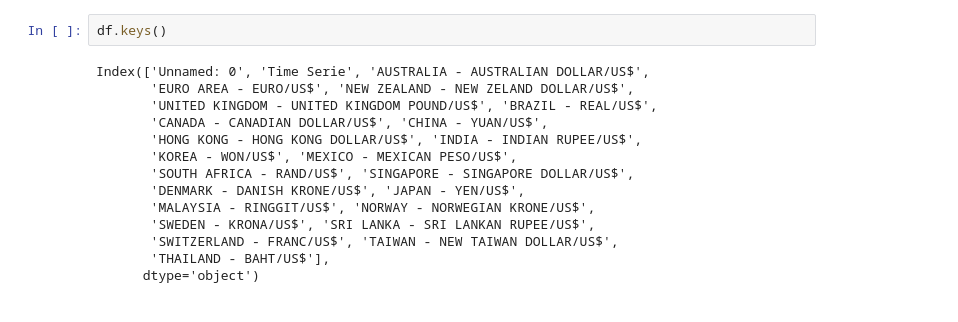
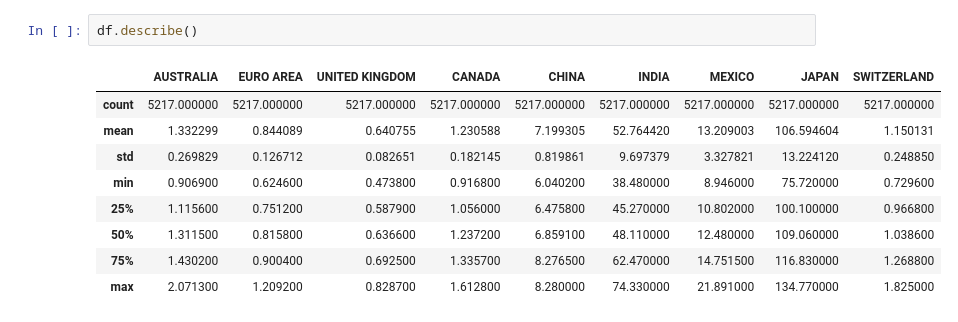
Before and after one commit to ebitdad7/dsc_projects, a Jupyter notebook: Rates_model.ipynb, the cells around one changed output. Saved outputs shown, nothing was run; the diff lists cells and outputs as text.

```diff
--- a/Rates_model.ipynb
+++ b/Rates_model.ipynb
@@ -26,16 +78,12 @@ df.head()
 # %%
-df.keys()
+df.describe()
 # %% [output]
-Index(['Unnamed: 0', 'Time Serie', 'AUSTRALIA - AUSTRALIAN DOLLAR/US$',
-       'EURO AREA - EURO/US$', 'NEW ZEALAND - NEW ZELAND DOLLAR/US$',
-       'UNITED KINGDOM - UNITED KINGDOM POUND/US$', 'BRAZIL - REAL/US$',
-       'CANADA - CANADIAN DOLLAR/US$', 'CHINA - YUAN/US$',
-       'HONG KONG - HONG KONG DOLLAR/US$', 'INDIA - INDIAN RUPEE/US$',
-       'KOREA - WON/US$', 'MEXICO - MEXICAN PESO/US$',
-       'SOUTH AFRICA - RAND/US$', 'SINGAPORE - SINGAPORE DOLLAR/US$',
-       'DENMARK - DANISH KRONE/US$', 'JAPAN - YEN/US$',
-       'MALAYSIA - RINGGIT/US$', 'NORWAY - NORWEGIAN KRONE/US$',
-       'SWEDEN - KRONA/US$', 'SRI LANKA - SRI LANKAN RUPEE/US$',
-       'SWITZERLAND - FRANC/US$', 'TAIWAN - NEW TAIWAN DOLLAR/US$',
-       'THAILAND - BAHT/US$'],
-      dtype='object')
+|  | AUSTRALIA | EURO AREA | UNITED KINGDOM | CANADA | CHINA | INDIA | MEXICO | JAPAN | SWITZERLAND |
+| count | 5217.000000 | 5217.000000 | 5217.000000 | 5217.000000 | 5217.000000 | 5217.000000 | 5217.000000 | 5217.000000 | 5217.000000 |
+| mean | 1.332299 | 0.844089 | 0.640755 | 1.230588 | 7.199305 | 52.764420 | 13.209003 | 106.594604 | 1.150131 |
+| std | 0.269829 | 0.126712 | 0.082651 | 0.182145 | 0.819861 | 9.697379 | 3.327821 | 13.224120 | 0.248850 |
+| min | 0.906900 | 0.624600 | 0.473800 | 0.916800 | 6.040200 | 38.480000 | 8.946000 | 75.720000 | 0.729600 |
+| 25% | 1.115600 | 0.751200 | 0.587900 | 1.056000 | 6.475800 | 45.270000 | 10.802000 | 100.100000 | 0.966800 |
+| 50% | 1.311500 | 0.815800 | 0.636600 | 1.237200 | 6.859100 | 48.110000 | 12.480000 | 109.060000 | 1.038600 |
+| 75% | 1.430200 | 0.900400 | 0.692500 | 1.335700 | 8.276500 | 62.470000 | 14.751500 | 116.830000 | 1.268800 |
+| max | 2.071300 | 1.209200 | 0.828700 | 1.612800 | 8.280000 | 74.330000 | 21.891000 | 134.770000 | 1.825000 |
```
Also changed, not shown: parts of 11 cells of this notebook.
